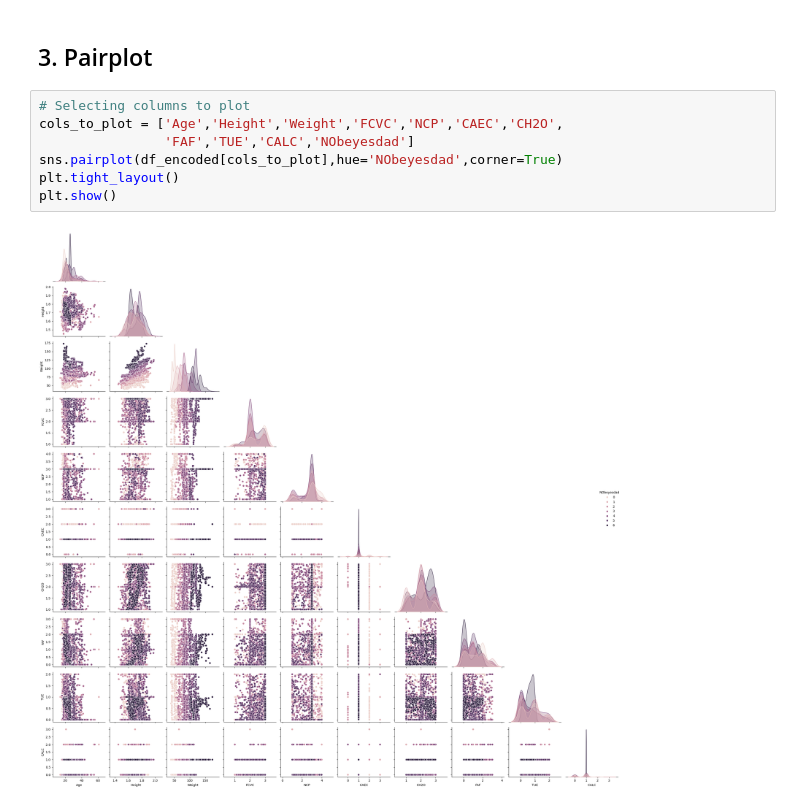
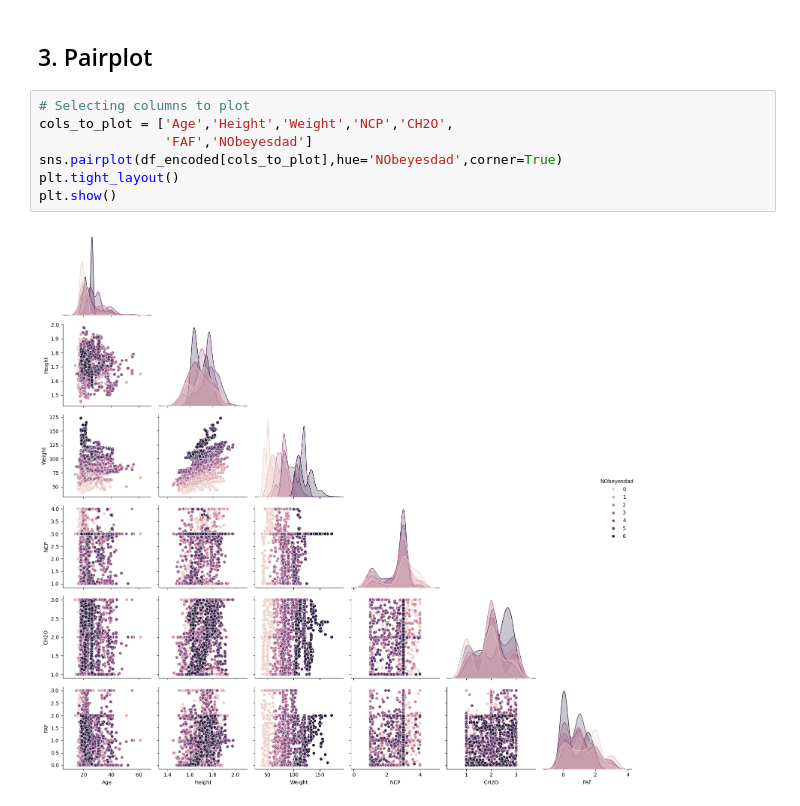
Before and after one commit to AndrsGzRo/Predicting-Obesity-Levels-with-Machine-Learning, a Jupyter notebook: Predicting_Obesity_Levels_MI.ipynb, the cells around one changed output. Saved outputs shown, nothing was run; the diff lists cells and outputs as text.

```diff
--- a/Predicting_Obesity_Levels_MI.ipynb
+++ b/Predicting_Obesity_Levels_MI.ipynb
@@ -232,10 +232,10 @@ dtype: int64
 ## 3. Pairplot
 # %%
 # Selecting columns to plot
-cols_to_plot = ['Age','Height','Weight','FCVC','NCP','CAEC','CH2O',
-                'FAF','TUE','CALC','NObeyesdad']
+cols_to_plot = ['Age','Height','Weight','NCP','CH2O',
+                'FAF','NObeyesdad']
 sns.pairplot(df_encoded[cols_to_plot],hue='NObeyesdad',corner=True)
 plt.tight_layout()
 plt.show()
 # %% [output]
-[figure, old version]
+[figure, new version]
```
